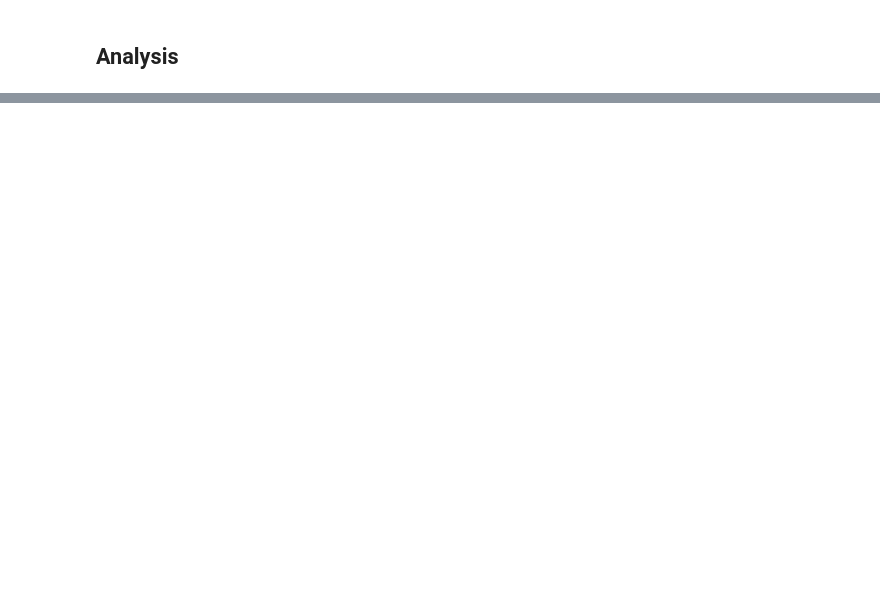
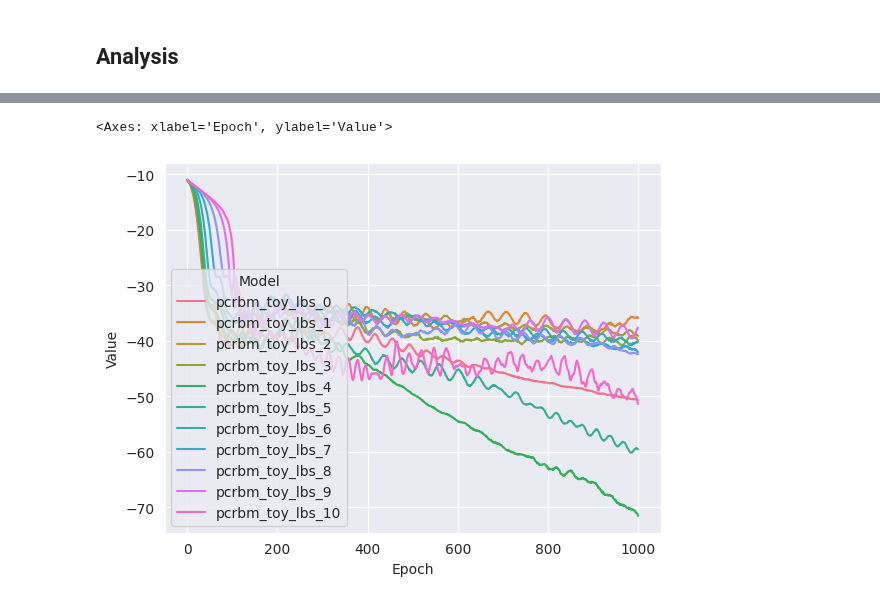
Before and after one commit to Jonahowns/phage_display_ML, a Jupyter notebook: datasets/toy/parameter_evaluation_bsreg.ipynb, the cells around one changed output, grey strips where cells are left out. Drawn from its saved outputs; the diff is of its cells as text; code cells hidden in the pictures; blank space fills up the shorter version.

```diff
--- a/datasets/toy/parameter_evaluation_bsreg.ipynb
+++ b/datasets/toy/parameter_evaluation_bsreg.ipynb
@@ -121,0 +204,7 @@ df = pd.concat(dfs)  # Join all dfs together
+# %%
+
+key = 'free_energy_pos'
+sns.lineplot(data=df[df['Scalar'] == key], x="Epoch", y="Value", hue="Model")
+# %% [output]
+<Axes: xlabel='Epoch', ylabel='Value'>
+[figure, added]
```
Also changed, not shown: parts of 9 cells of this notebook, 30 other files.
